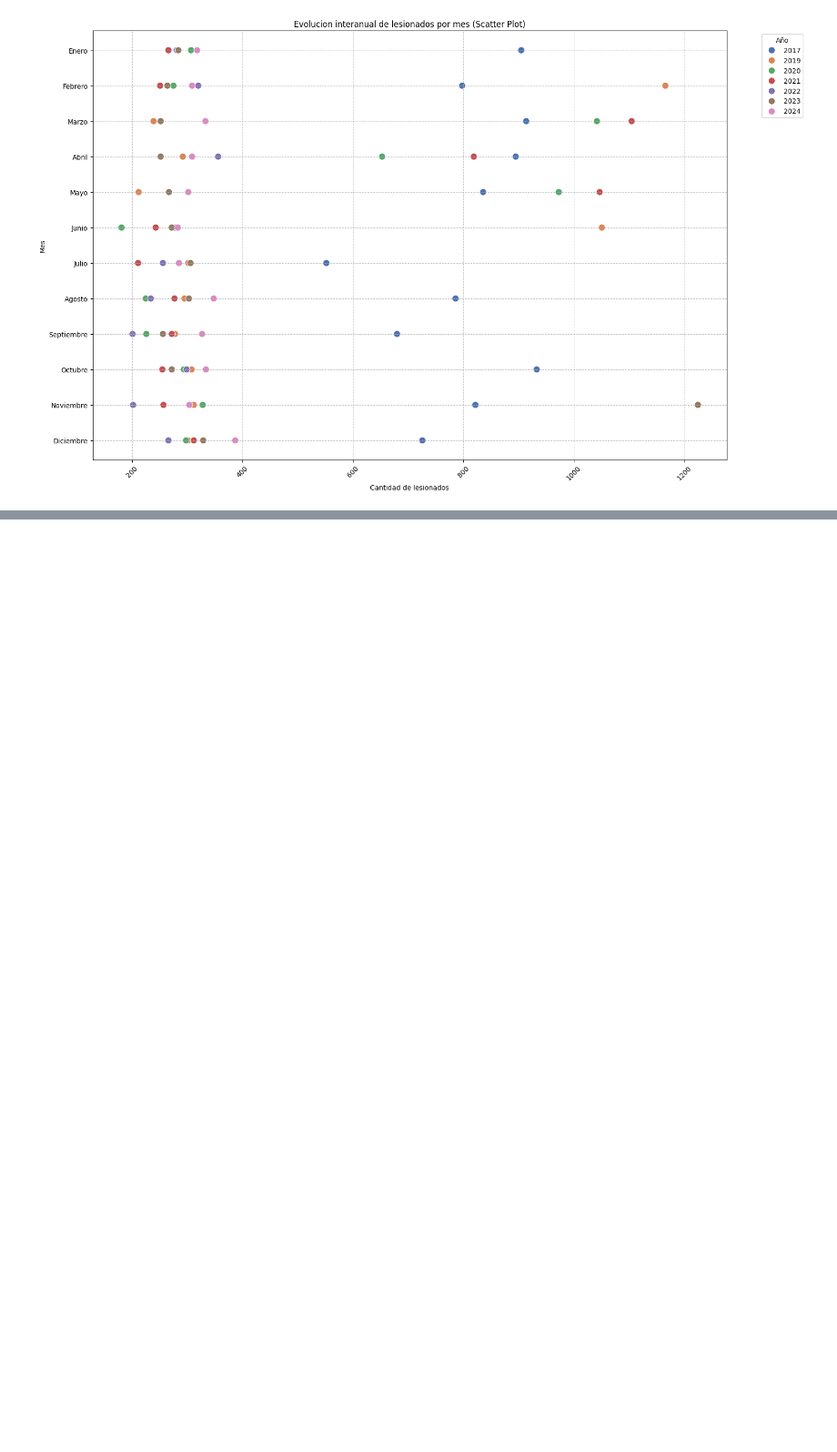
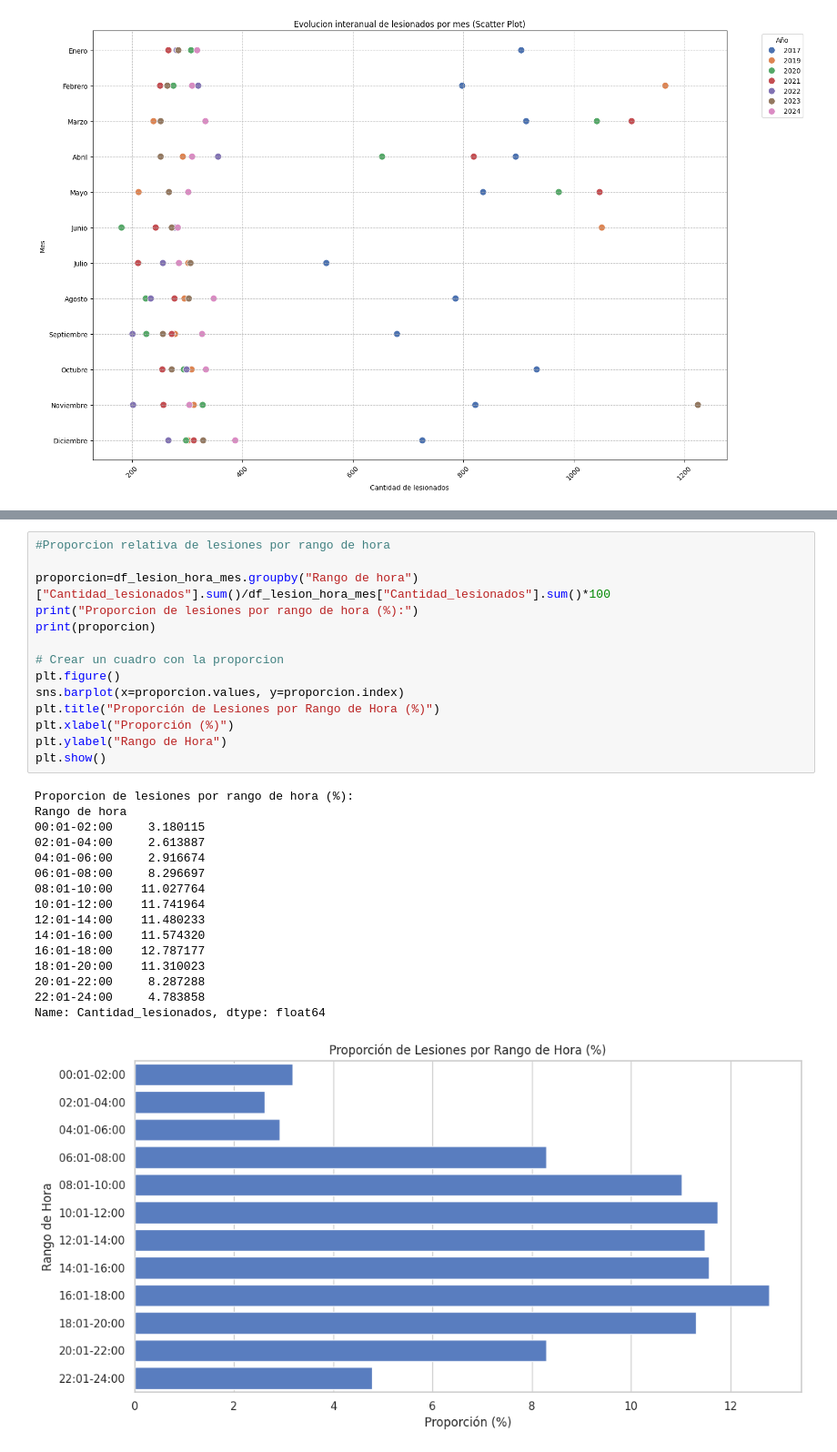
Before and after one commit to AEE099/traffic-accidents-rd-data-analysis, a Jupyter notebook: Analisis_accidentes_RD.ipynb, the cells around one changed output, grey strips where cells are left out. Shown at 91% size. Drawn from its saved outputs; the diff is of its cells as text; blank space fills up the shorter version.

```diff
--- a/Analisis_accidentes_RD.ipynb
+++ b/Analisis_accidentes_RD.ipynb
@@ -377,0 +453,31 @@ plt.show()
+# %%
+#Proporcion relativa de lesiones por rango de hora
+
+proporcion=df_lesion_hora_mes.groupby("Rango de hora")["Cantidad_lesionados"].sum()/df_lesion_hora_mes["Cantidad_lesionados"].sum()*100
+print("Proporcion de lesiones por rango de hora (%):")
+print(proporcion)
+
+# Crear un cuadro con la proporcion
+plt.figure()
+sns.barplot(x=proporcion.values, y=proporcion.index)
+plt.title("Proporción de Lesiones por Rango de Hora (%)")
+plt.xlabel("Proporción (%)")
+plt.ylabel("Rango de Hora")
+plt.show()
+# %% [output]
+Proporcion de lesiones por rango de hora (%):
+Rango de hora
+00:01-02:00     3.180115
+02:01-04:00     2.613887
+04:01-06:00     2.916674
+06:01-08:00     8.296697
+08:01-10:00    11.027764
+10:01-12:00    11.741964
+12:01-14:00    11.480233
+14:01-16:00    11.574320
+16:01-18:00    12.787177
+18:01-20:00    11.310023
+20:01-22:00     8.287288
+22:01-24:00     4.783858
+Name: Cantidad_lesionados, dtype: float64
+[figure, added]
```
Also changed, not shown: parts of 10 cells of this notebook.
